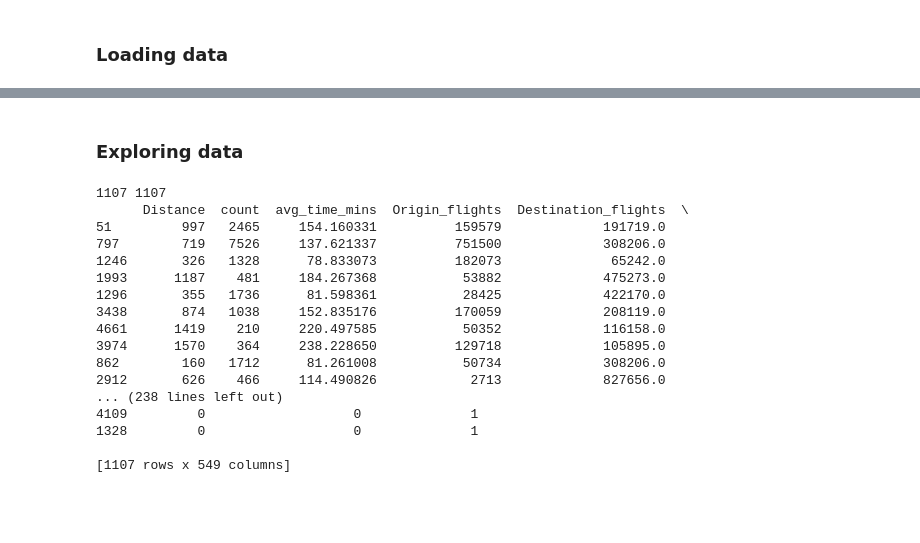
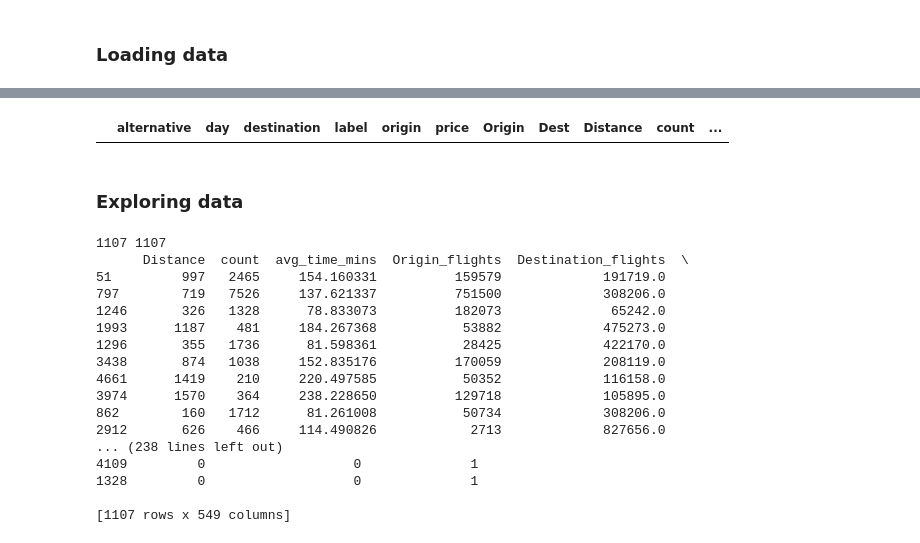
Before and after one commit to Morten-Esketveit/TSDS-gruppe-2019, a Jupyter notebook: Exam/Prediction/prediction_model.ipynb, the cells around one changed output, grey strips where cells are left out. Cells and saved outputs as stored; diff of their text form; code cells hidden in the pictures; blank space fills up the shorter version.

```diff
--- a/Exam/Prediction/prediction_model.ipynb
+++ b/Exam/Prediction/prediction_model.ipynb
@@ -105,3 +101,10 @@ pred_data
+# %%
+missings = pred_data[pred_data['price'].isna()==True]
+missings = missings[missings['count']>52]
+missings = pred_data[pred_data['day'].isna()==True]
+missings
+# %% [output]
+|  | alternative | day | destination | label | origin | price | Origin | Dest | Distance | count | ... |
 # %% [markdown]
 ### Exploring data
 # %%
```
Also changed, not shown: parts of 5 cells of this notebook, 7 other files.
